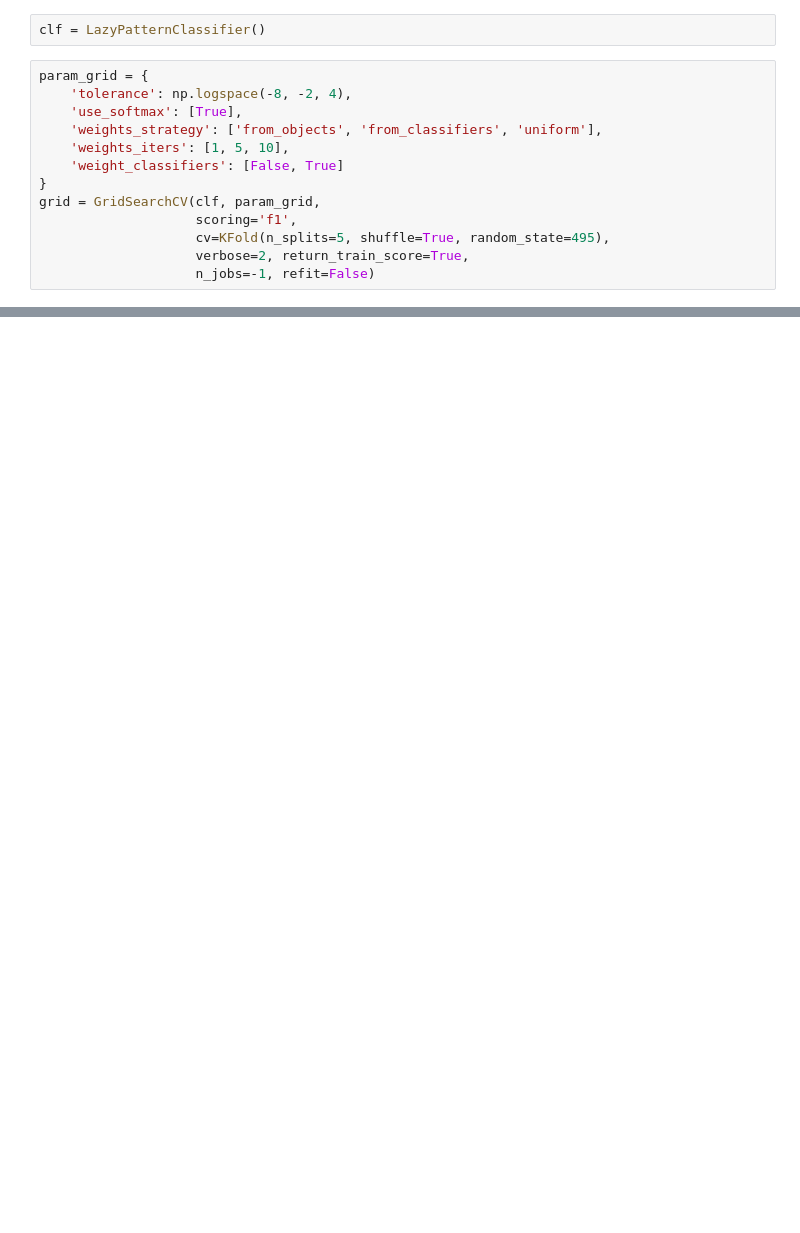
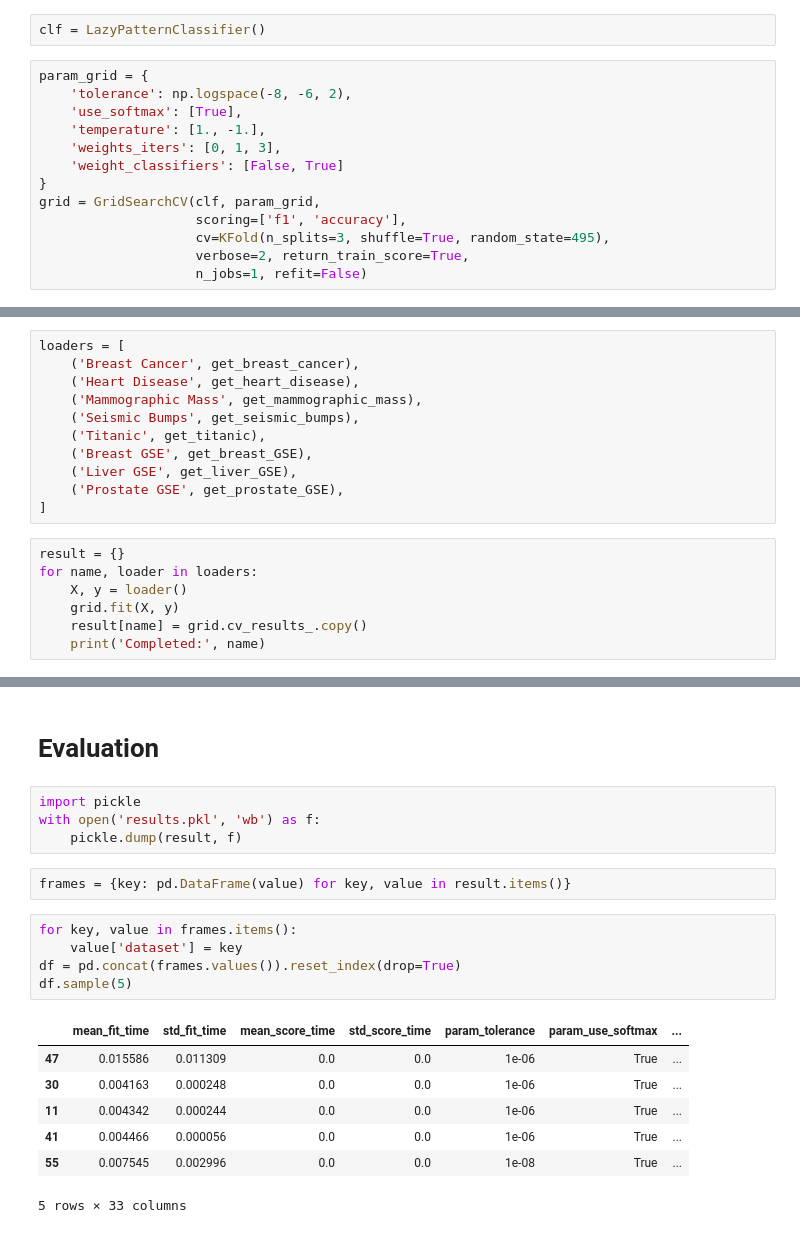
Before and after one commit to D-Sokol/lazy-pattern-classifier, a Jupyter notebook: main.ipynb, the cells around one changed output, grey strips where cells are left out. Saved outputs shown, nothing was run; the diff lists cells and outputs as text; blank space fills up the shorter version.

```diff
--- a/main.ipynb
+++ b/main.ipynb
@@ -15,14 +16,14 @@ X, y = get_breast_cancer()
 clf = LazyPatternClassifier()
 # %%
 param_grid = {
-    'tolerance': np.logspace(-8, -2, 4),
+    'tolerance': np.logspace(-8, -6, 2),
     'use_softmax': [True],
-    'weights_strategy': ['from_objects', 'from_classifiers', 'uniform'],
-    'weights_iters': [1, 5, 10],
+    'temperature': [1., -1.],
+    'weights_iters': [0, 1, 3],
     'weight_classifiers': [False, True]
 }
 grid = GridSearchCV(clf, param_grid,
-                    scoring='f1',
-                    cv=KFold(n_splits=5, shuffle=True, random_state=495),
+                    scoring=['f1', 'accuracy'],
+                    cv=KFold(n_splits=3, shuffle=True, random_state=495),
                     verbose=2, return_train_score=True,
-                    n_jobs=-1, refit=False)
+                    n_jobs=1, refit=False)
@@ -65,0 +30,18 @@ df2
+# %%
+loaders = [
+    ('Breast Cancer', get_breast_cancer),
+    ('Heart Disease', get_heart_disease),
+    ('Mammographic Mass', get_mammographic_mass),
+    ('Seismic Bumps', get_seismic_bumps),
+    ('Titanic', get_titanic),
+    ('Breast GSE', get_breast_GSE),
+    ('Liver GSE', get_liver_GSE),
+    ('Prostate GSE', get_prostate_GSE),
+]
+# %%
+result = {}
+for name, loader in loaders:
+    X, y = loader()
+    grid.fit(X, y)
+    result[name] = grid.cv_results_.copy()
+    print('Completed:', name)
@@ -65,0 +53,21 @@ df2
+# %% [markdown]
+# Evaluation
+# %%
+import pickle
+with open('results.pkl', 'wb') as f:
+    pickle.dump(result, f)
+# %%
+frames = {key: pd.DataFrame(value) for key, value in result.items()}
+# %%
+for key, value in frames.items():
+    value['dataset'] = key
+df = pd.concat(frames.values()).reset_index(drop=True)
+df.sample(5)
+# %% [output]
+|  | mean_fit_time | std_fit_time | mean_score_time | std_score_time | param_tolerance | param_use_softmax | ... |
+| 47 | 0.015586 | 0.011309 | 0.0 | 0.0 | 1e-06 | True | ... |
+| 30 | 0.004163 | 0.000248 | 0.0 | 0.0 | 1e-06 | True | ... |
+| 11 | 0.004342 | 0.000244 | 0.0 | 0.0 | 1e-06 | True | ... |
+| 41 | 0.004466 | 0.000056 | 0.0 | 0.0 | 1e-06 | True | ... |
+| 55 | 0.007545 | 0.002996 | 0.0 | 0.0 | 1e-08 | True | ... |
+5 rows × 33 columns
```
Also changed, not shown: parts of 14 cells of this notebook.
